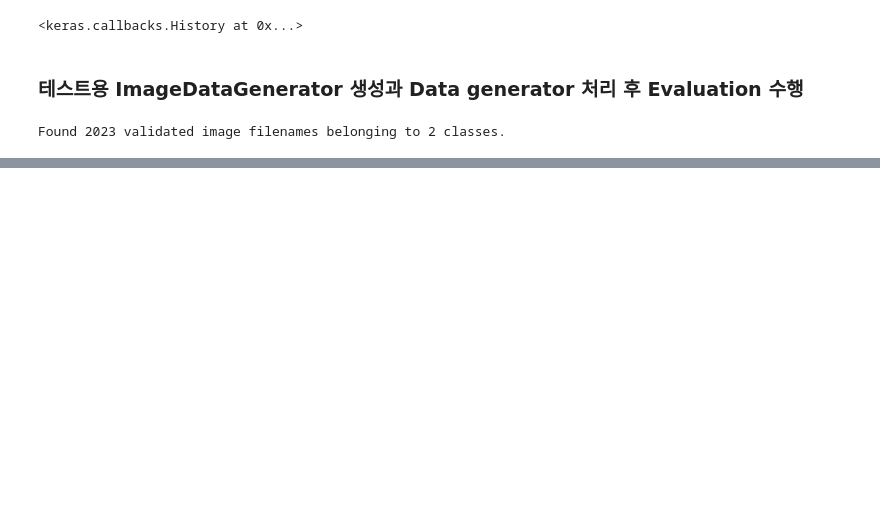
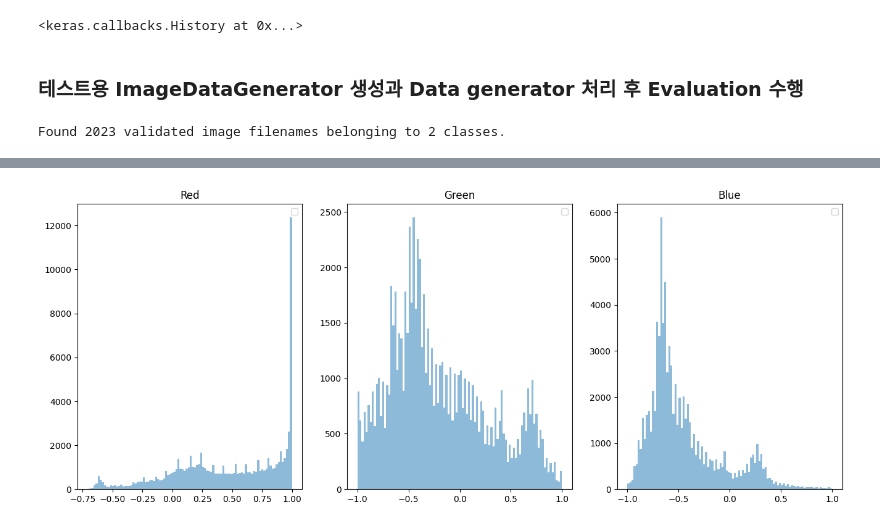
Before and after one commit to jiansim03/CNN, a Jupyter notebook: catdog_gen.ipynb, the cells around one changed output, grey strips where cells are left out. Cells and saved outputs as stored; diff of their text form; code cells hidden in the pictures; blank space fills up the shorter version.

```diff
--- a/catdog_gen.ipynb
+++ b/catdog_gen.ipynb
@@ -689,0 +762,8 @@ model.evaluate(test_flow_gen)
+# %%
+from tensorflow.keras.applications.xception import preprocess_input
+
+# Xception의 scaling 방식은 tf
+scaled_image_xception = preprocess_input(image) # 이미지 스케일링
+show_pixel_histogram(scaled_image_xception) # 히스토그램 그리기
+# %% [output]
+[figure, added]
```
Also changed, not shown: parts of 14 cells of this notebook.
